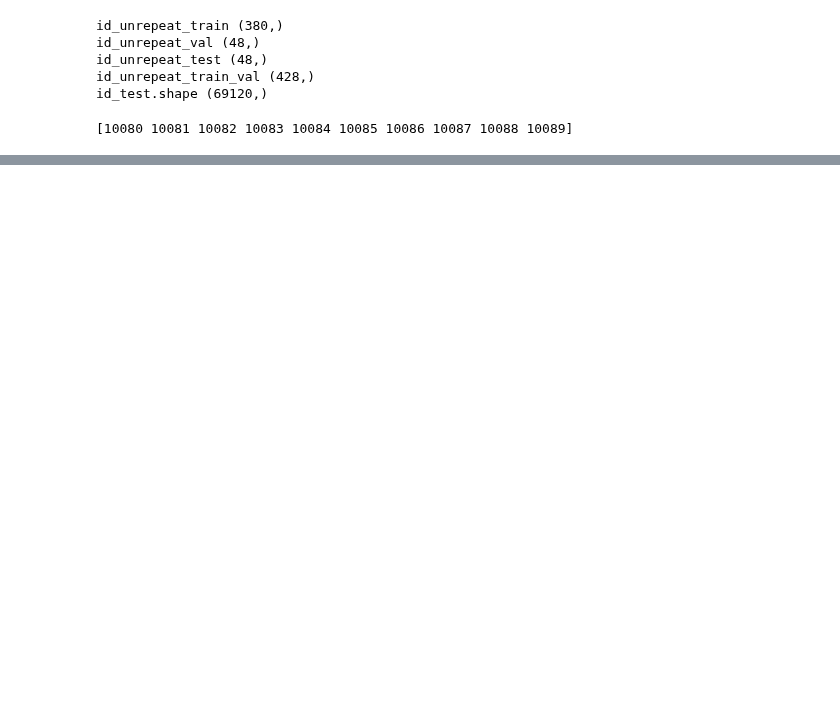
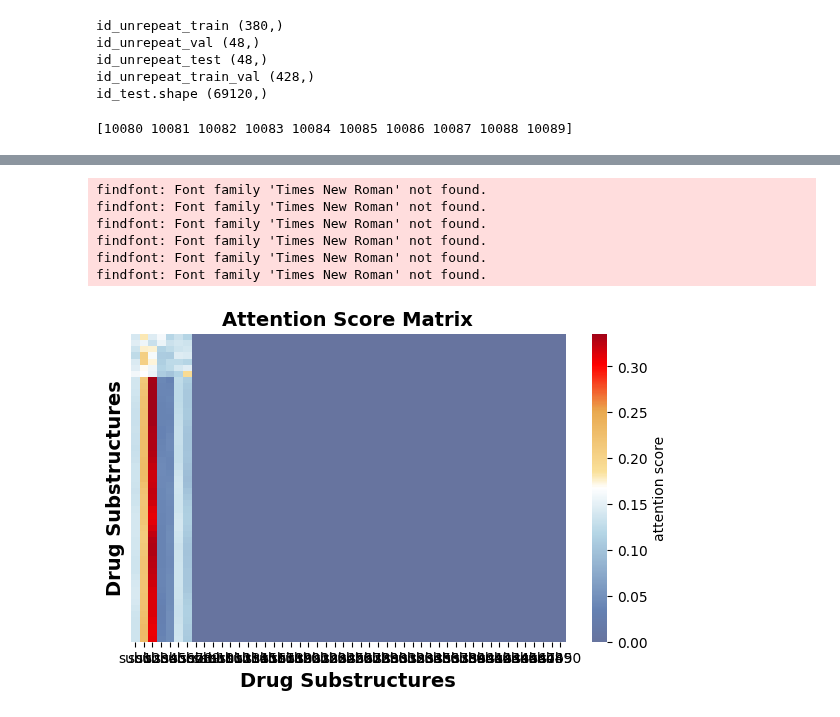
Before and after one commit to chiu-kai/ESPF_OMICS, a Jupyter notebook: inference.ipynb, the cells around one changed output, grey strips where cells are left out. Cells and saved outputs as stored; diff of their text form; code cells hidden in the pictures; blank space fills up the shorter version.

```diff
--- a/inference.ipynb
+++ b/inference.ipynb
@@ -710,0 +769,11 @@ array([-2.857317 , -3.2015917, -1.4904466, -2.1182692, -2.2079132,
+# %%
+# get specific drug and ccl
+drug_df= drug_df[drug_df['name'] == "5-fluorouracil"]
+print(drug_df)
+print("\n")
+#get pair GT response
+GT_AUC_df_pair = (AUC_df.loc['ACH-000007'])[['FLUOROURACIL (BRD:BRD-K24844714-001-24-5)']] # MK-5108 (BRD:BRD-K53665955-001-03-0)
+print("GT_AUC_df_pair\n",GT_AUC_df_pair)
+#get pair predicted response
+predAUCmatrix_df_pair = (predAUCmatrix_df.loc['ACH-000007'])[['FLUOROURACIL (BRD:BRD-K24844714-001-24-5)']]
+print("predAUCmatrix_df_pair\n",predAUCmatrix_df_pair)
@@ -710,0 +887,25 @@ array([-2.857317 , -3.2015917, -1.4904466, -2.1182692, -2.2079132,
+# %%
+set_seed(seed)
+dataset = OmicsDrugDataset(omics_data_tensor_dict, drug_features_tensor, response_matrix_tensor, splitType, include_omics)
+one_loader = DataLoader(dataset, batch_size=1, shuffle=False)
+# %%
+%%time
+# Evaluation
+val_epoch_loss_list=None
+if model_name == "Omics_DrugESPF_Model":
+    model = Omics_DrugESPF_Model(omics_encode_dim_dict, drug_encode_dims, activation_func, activation_func_final, dense_layer_dim, device, ESPF, Drug_SelfAttention, pos_emb_type,
+                        drug_embedding_feature_size, intermediate_size, num_attention_heads , attention_probs_dropout_prob, hidden_dropout_prob, omics_numfeatures_dict, max_drug_len,
+                        TCGA_pretrain_weight_path_dict= TCGA_pretrain_weight_path_dict)
+elif model_name == "Omics_DCSA_Model":
+    model = Omics_DCSA_Model(omics_encode_dim_dict, drug_encode_dims, activation_func, activation_func_final, dense_layer_dim, device, ESPF, Drug_SelfAttention, pos_emb_type,
+                        drug_embedding_feature_size, intermediate_size, num_attention_heads , attention_probs_dropout_prob, hidden_dropout_prob, omics_numfeatures_dict, max_drug_len,
+                        TCGA_pretrain_weight_path_dict= TCGA_pretrain_weight_path_dict)
+model.to(device=device)
+best_weight_path = './inference/BestFold2_test_loss0.0044098_BestValEpo8_ModelOmics_DrugESPF_Model_byCCL_OmicsExp_ESPFTrue_DrugSelfAttentionTrue/'
+best_weight = best_weight_path + "BestValWeight.pt"
+
+model.load_state_dict(torch.load(best_weight))
+
+model_outputs = evaluation(model, val_epoch_loss_list, criterion, one_loader, device,ESPF,Drug_SelfAttention, weighted_threshold, few_weight, more_weight, outputcontrol='inference')
+# eval_targets, eval_outputs,predAUCwithUnknownGT, AttenScorMat_DrugSelf, AttenScorMat_DrugCellSelf,eval_outputs_before_final_activation_list, mean_batch_eval_lossWOpenalty
+eval_targets, eval_outputs,predAUCwithUnknownGT, AttenScorMat_DrugSelf,AttenScorMat_DrugCellSelf,_, _ = model_outputs[0],model_outputs[1],model_outputs[2],model_outputs[3],model_outputs[4],model_outputs[5],model_outputs[6]
@@ -710,0 +926,7 @@ array([-2.857317 , -3.2015917, -1.4904466, -2.1182692, -2.2079132,
+# %%
+# drug selfattention
+print(AttenScorMat_DrugSelf.shape)
+# average the 8head attention score matrix
+AttenScorMat_DrugSelf = AttenScorMat_DrugSelf.mean(dim=1).squeeze(0)# torch.Size([bsz, 8, 50, 50])
+# ==>[bsz, 50, 50]
+print(AttenScorMat_DrugSelf.shape)
@@ -710,0 +968,10 @@ array([-2.857317 , -3.2015917, -1.4904466, -2.1182692, -2.2079132,
+# %%
+heatmap(AttenScorMat_DrugSelf.cpu(),"AttenScorMat_DrugSelf" )
+# %% [output]
+findfont: Font family 'Times New Roman' not found.
+findfont: Font family 'Times New Roman' not found.
+findfont: Font family 'Times New Roman' not found.
+findfont: Font family 'Times New Roman' not found.
+findfont: Font family 'Times New Roman' not found.
+findfont: Font family 'Times New Roman' not found.
+[figure, added]
```
Also changed, not shown: parts of 53 cells of this notebook, 13 other files.
